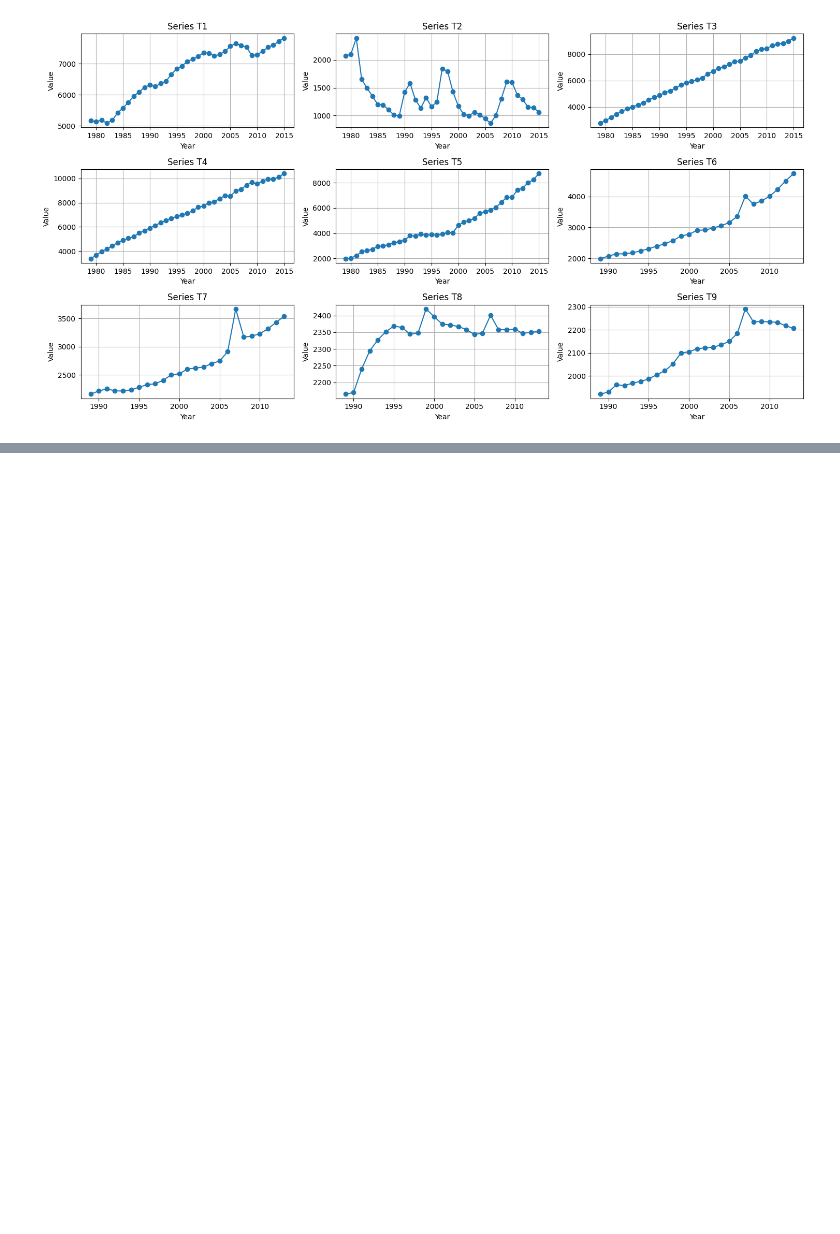
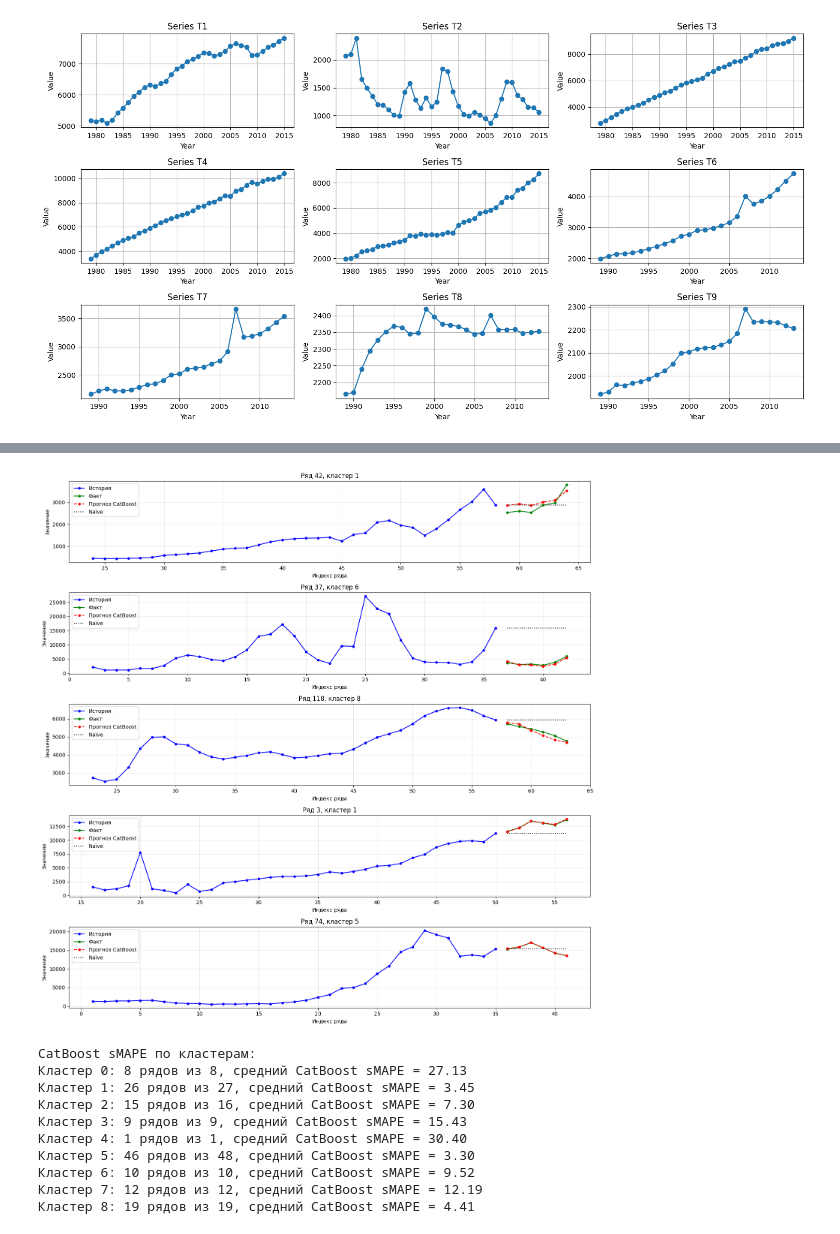
Before and after one commit to AlbaAlba3/hse_project_time_series, a Jupyter notebook: src/results/analysis_results.ipynb, the cells around one changed output, grey strips where cells are left out. Drawn from its saved outputs; the diff is of its cells as text; code cells hidden in the pictures; blank space fills up the shorter version.

Commit message:
commit fix catboost #2

```diff
--- a/src/results/analysis_results.ipynb
+++ b/src/results/analysis_results.ipynb
@@ -189,4 +184,6 @@ plt.show()
 # %%
+import numpy as np
+
 def smape(y_true, y_pred):
     return 100 * np.mean(2 * np.abs(y_true - y_pred) / (np.abs(y_true) + np.abs(y_pred)))
 
@@ -202,5 +199,8 @@ for cl in unique_clusters:
     indices = np.where(cluster_labels == cl)[0]
     smapes_cluster = [naive_smape_list[i] for i in indices]
     mean_smape = np.mean(smapes_cluster)
-    print(f"Кластер {cl}: {len(indices)} рядов, средний Naïve sMAPE = {mean_smape:.2f}")
+    lengths_cluster = [len(series_list[i]) for i in indices]
+    mean_length = np.mean(lengths_cluster)
+
+    print(f"Кластер {cl}: {len(indices)} рядов, средний Naïve sMAPE = {mean_smape:.2f}, средняя длина ряда = {mean_length:.1f}")
 # %% [output]
@@ -215,0 +312,60 @@ for cl in unique_clusters:
+# %%
+if len(predictions_list) > 0:
+    n_plots = min(5, len(predictions_list))
+    sample_indices = random.sample(range(len(predictions_list)), n_plots)
+
+    plt.figure(figsize=(15, 3 * n_plots))
+    for i, idx_in_list in enumerate(sample_indices):
+        plot_idx = row_index_list[idx_in_list]
+        cluster_id = cluster_for_plot[idx_in_list]
+        true_vals = true_list[idx_in_list]
+        pred_vals = predictions_list[idx_in_list]
+
+        values = series_list[plot_idx]
+        N = len(values)
+
+        hist_indices = list(range(N - 6 - L, N - 6))
+        history = values[N - 6 - L:N - 6]
+        test_indices = list(range(N - 6, N))
+
+        plt.subplot(n_plots, 1, i + 1)
+        plt.plot(hist_indices, history, 'b-o', label='История', markersize=4)
+        plt.plot(test_indices, true_vals, 'g-o', label='Факт', markersize=4)
+        plt.plot(test_indices, pred_vals, 'r--o', label='Прогноз CatBoost', markersize=4)
+        naive = [history[-1]] * 6
+        plt.plot(test_indices, naive, 'k:', label='Naïve', markersize=4)
+
+        plt.title(f'Ряд {plot_idx}, кластер {cluster_id}')
+        plt.xlabel('Индекс ряда')
+        plt.ylabel('Значение')
+        plt.legend()
+        plt.grid(True, alpha=0.3)
+
+    plt.tight_layout()
+    plt.show()
+else:
+    print("Нет данных для визуализации прогнозов")
+
+
+unique_clusters = np.unique(cluster_labels)
+print("CatBoost sMAPE по кластерам:")
+for cl in unique_clusters:
+    indices = np.where(cluster_labels == cl)[0]
+    valid_smapes = [catboost_smape_list[i] for i in indices if not np.isnan(catboost_smape_list[i])]
+    if len(valid_smapes) > 0:
+        mean_smape = np.mean(valid_smapes)
+        print(f"Кластер {cl}: {len(valid_smapes)} рядов из {len(indices)}, средний CatBoost sMAPE = {mean_smape:.2f}")
+    else:
+        print(f"Кластер {cl}: нет данных для расчёта")
+# %% [output]
+[figure, added]
+CatBoost sMAPE по кластерам:
+Кластер 0: 8 рядов из 8, средний CatBoost sMAPE = 27.13
+Кластер 1: 26 рядов из 27, средний CatBoost sMAPE = 3.45
+Кластер 2: 15 рядов из 16, средний CatBoost sMAPE = 7.30
+Кластер 3: 9 рядов из 9, средний CatBoost sMAPE = 15.43
+Кластер 4: 1 рядов из 1, средний CatBoost sMAPE = 30.40
+Кластер 5: 46 рядов из 48, средний CatBoost sMAPE = 3.30
+Кластер 6: 10 рядов из 10, средний CatBoost sMAPE = 9.52
+Кластер 7: 12 рядов из 12, средний CatBoost sMAPE = 12.19
+Кластер 8: 19 рядов из 19, средний CatBoost sMAPE = 4.41
```
Also changed, not shown: parts of 7 cells of this notebook.
